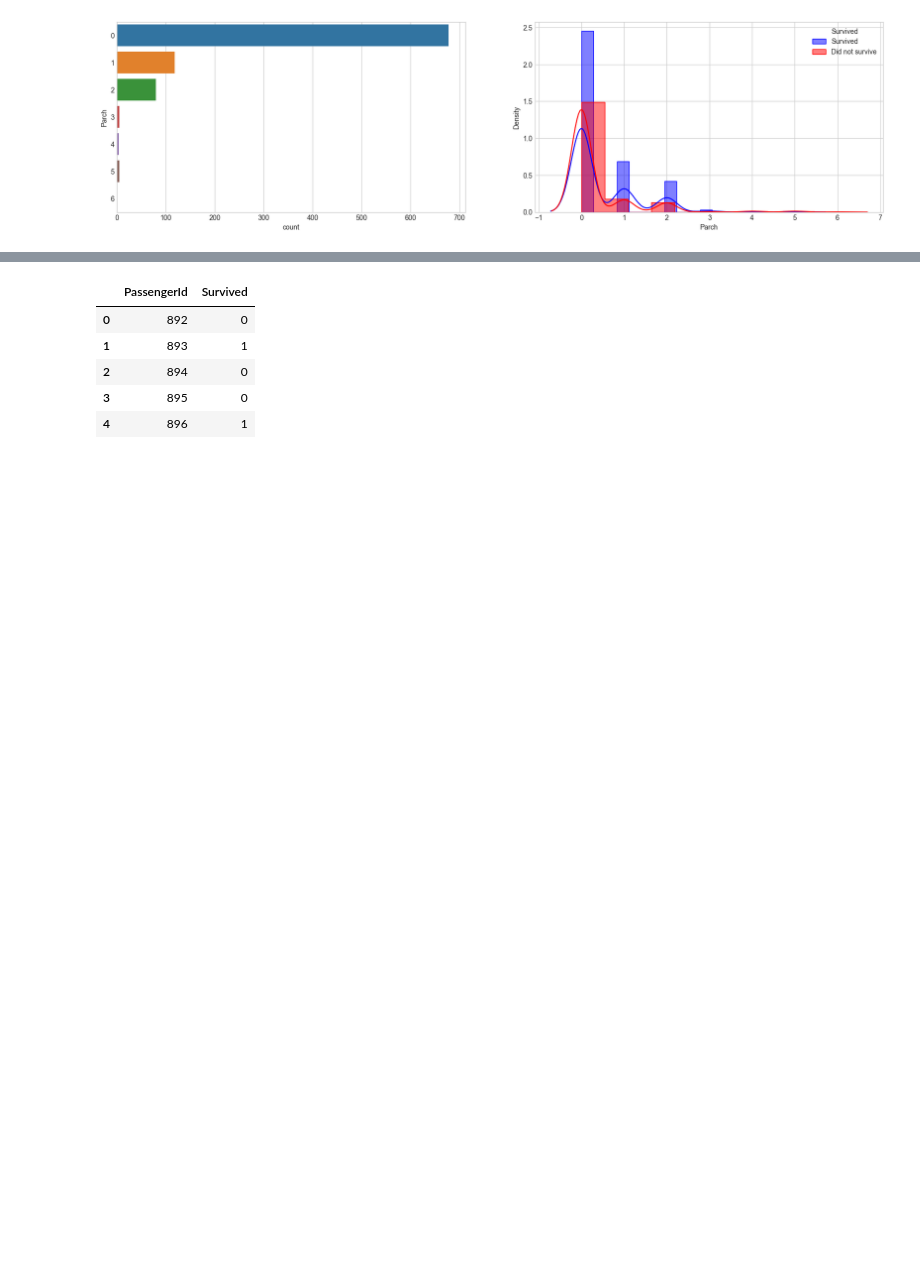
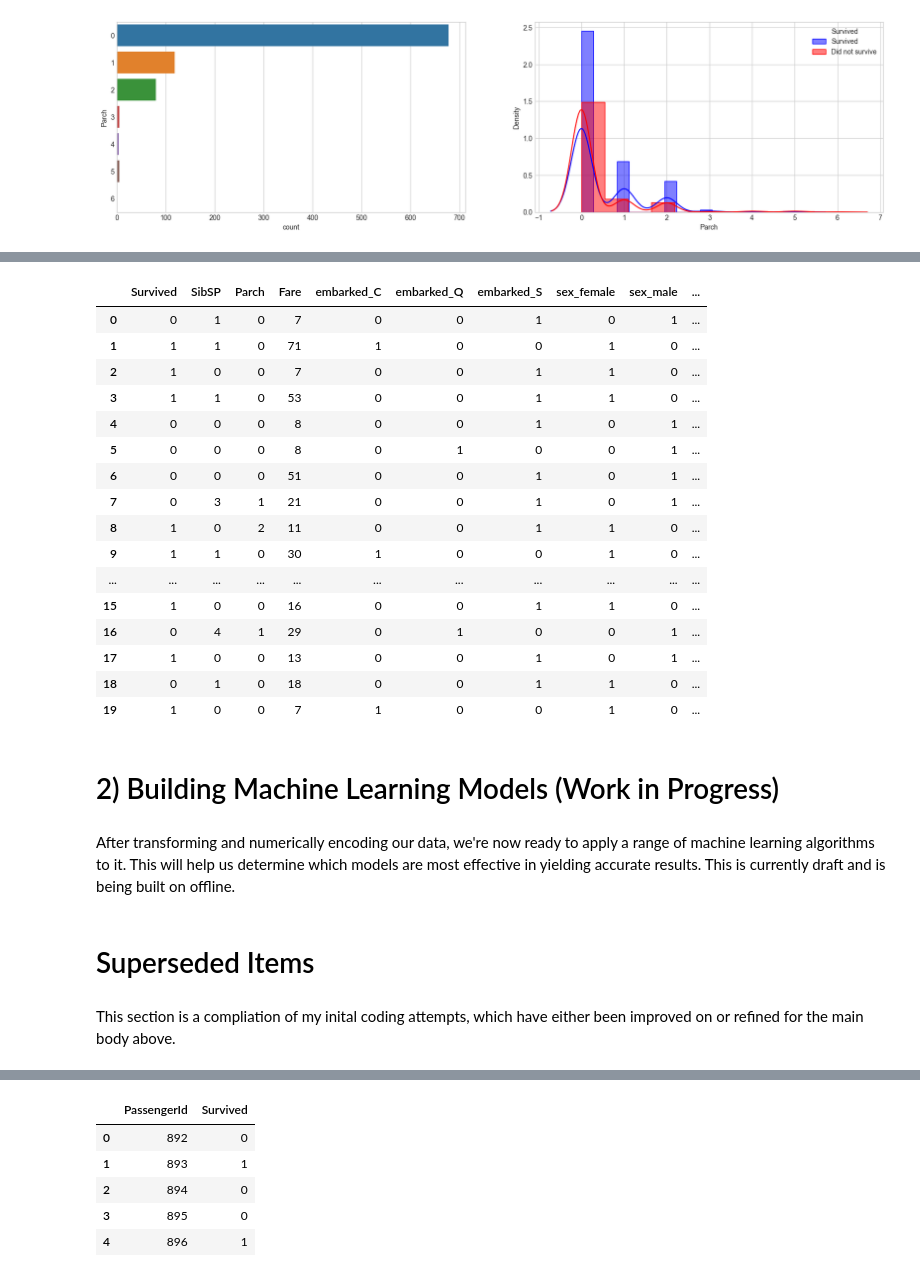
Before and after one commit to joshua-dixon1/Titanic-Survival-Analysis-and-Prediction, a Jupyter notebook: titanic_analysis.ipynb, the cells around one changed output, grey strips where cells are left out. Saved outputs shown, nothing was run; the diff lists cells and outputs as text; code cells hidden in the pictures; blank space fills up the shorter version.

```diff
--- a/titanic_analysis.ipynb
+++ b/titanic_analysis.ipynb
@@ -732,0 +880,10 @@ output.to_csv('submission.csv', index = False)
+# %%
+# Add Embarked to sub-dataframes
+df_bin['Embarked'] = train_data['Embarked']
+df_con['Embarked'] = train_data['Embarked']
+# %%
+# Remove Embarked rows which are missing values
+print(len(df_con))
+df_con = df_con.dropna(subset=['Embarked'])
+df_bin = df_bin.dropna(subset=['Embarked'])
+print(len(df_con))
@@ -732,0 +934,44 @@ output.to_csv('submission.csv', index = False)
+# %%
+# One hot encode the categorical columns
+df_embarked_one_hot = pd.get_dummies(df_con['Embarked'],
+                                     prefix='embarked')
+
+df_sex_one_hot = pd.get_dummies(df_con['Sex'],
+                                prefix='sex')
+
+df_plcass_one_hot = pd.get_dummies(df_con['Pclass'],
+                                   prefix='pclass')
+# %%
+# Combine the one hot encoded columns with df_con_enc
+df_con_enc = pd.concat([df_con,
+                        df_embarked_one_hot,
+                        df_sex_one_hot,
+                        df_plcass_one_hot], axis=1)
+
+# Drop the original categorical columns as now they have been one hot encoded
+df_con_enc = df_con_enc.drop(['Pclass', 'Sex', 'Embarked'], axis=1).astype(int)
+# %%
+#  df_con_enc
+df_con_enc.head(20)
+# %% [output]
+|  | Survived | SibSP | Parch | Fare | embarked_C | embarked_Q | embarked_S | sex_female | sex_male | ... |
+| 0 | 0 | 1 | 0 | 7 | 0 | 0 | 1 | 0 | 1 | ... |
+| 1 | 1 | 1 | 0 | 71 | 1 | 0 | 0 | 1 | 0 | ... |
+| 2 | 1 | 0 | 0 | 7 | 0 | 0 | 1 | 1 | 0 | ... |
+| 3 | 1 | 1 | 0 | 53 | 0 | 0 | 1 | 1 | 0 | ... |
+| 4 | 0 | 0 | 0 | 8 | 0 | 0 | 1 | 0 | 1 | ... |
+| 5 | 0 | 0 | 0 | 8 | 0 | 1 | 0 | 0 | 1 | ... |
+| 6 | 0 | 0 | 0 | 51 | 0 | 0 | 1 | 0 | 1 | ... |
+| 7 | 0 | 3 | 1 | 21 | 0 | 0 | 1 | 0 | 1 | ... |
+| 8 | 1 | 0 | 2 | 11 | 0 | 0 | 1 | 1 | 0 | ... |
+| 9 | 1 | 1 | 0 | 30 | 1 | 0 | 0 | 1 | 0 | ... |
+| ... | ... | ... | ... | ... | ... | ... | ... | ... | ... | ... |
+| 15 | 1 | 0 | 0 | 16 | 0 | 0 | 1 | 1 | 0 | ... |
+| 16 | 0 | 4 | 1 | 29 | 0 | 1 | 0 | 0 | 1 | ... |
+| 17 | 1 | 0 | 0 | 13 | 0 | 0 | 1 | 0 | 1 | ... |
+| 18 | 0 | 1 | 0 | 18 | 0 | 0 | 1 | 1 | 0 | ... |
+| 19 | 1 | 0 | 0 | 7 | 1 | 0 | 0 | 1 | 0 | ... |
+# %% [markdown]
+# 2) Building Machine Learning Models (Work in Progress)
+# %% [markdown]
+After transforming and numerically encoding our data, we're now ready to apply a range of machine learning algorithms to it. This will help us determine which models are most effective in yielding accurate results. This is currently draft and is being built on offline.
@@ -732,0 +993,4 @@ output.to_csv('submission.csv', index = False)
+# %% [markdown]
+# Superseded Items
+# %% [markdown]
+This section is a compliation of my inital coding attempts, which have either been improved on or refined for the main body above.
```
Also changed, not shown: parts of 36 cells of this notebook.
